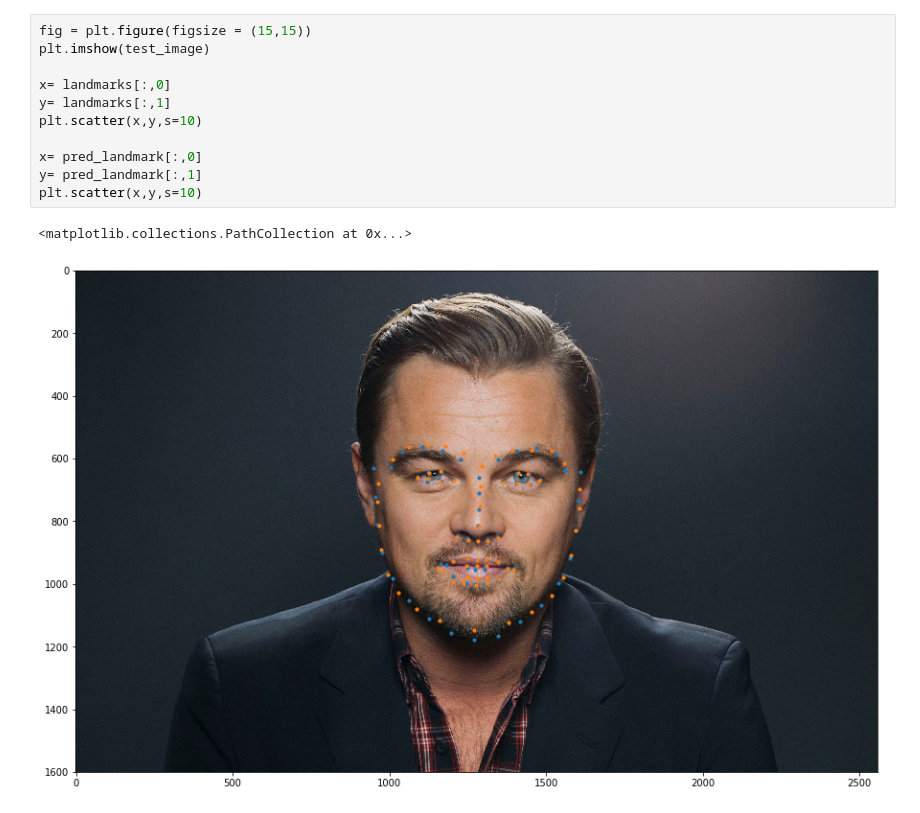
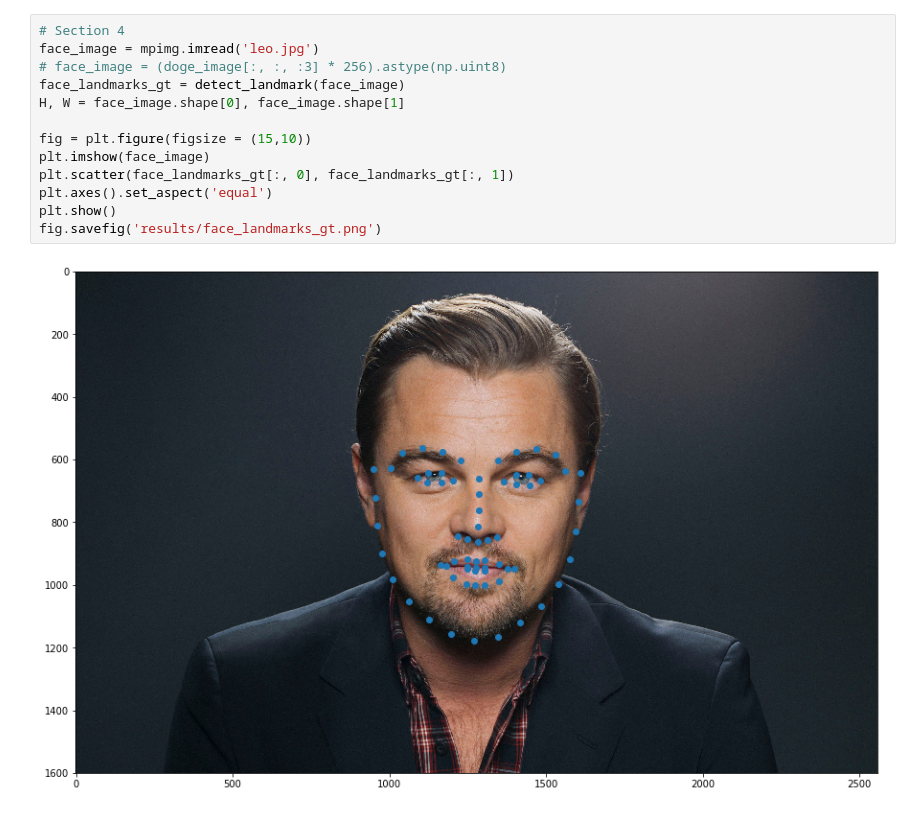
Before and after one commit to vincentwen1995/Computer-Vision-2, a Jupyter notebook: Assignment3/main.ipynb, the cells around one changed output. Cells and saved outputs as stored; diff of their text form.

```diff
--- a/Assignment3/main.ipynb
+++ b/Assignment3/main.ipynb
@@ -201,14 +113,15 @@ Epoch: 9500 loss=1069.823364258
-# %%
-fig = plt.figure(figsize = (15,15))
-plt.imshow(test_image)
-
-x= landmarks[:,0]
-y= landmarks[:,1]
-plt.scatter(x,y,s=10)
-
-x= pred_landmark[:,0]
-y= pred_landmark[:,1]
-plt.scatter(x,y,s=10)
-# %% [output]
-<matplotlib.collections.PathCollection at 0x...>
-[figure, removed]
+# %%
+# Section 4
+face_image = mpimg.imread('leo.jpg')
+# face_image = (doge_image[:, :, :3] * 256).astype(np.uint8)
+face_landmarks_gt = detect_landmark(face_image)
+H, W = face_image.shape[0], face_image.shape[1]
+
+fig = plt.figure(figsize = (15,10))
+plt.imshow(face_image)
+plt.scatter(face_landmarks_gt[:, 0], face_landmarks_gt[:, 1])
+plt.axes().set_aspect('equal')
+plt.show()
+fig.savefig('results/face_landmarks_gt.png')
+# %% [output]
+[figure, added]
```
Also changed, not shown: parts of 19 cells of this notebook, 13 other files.
